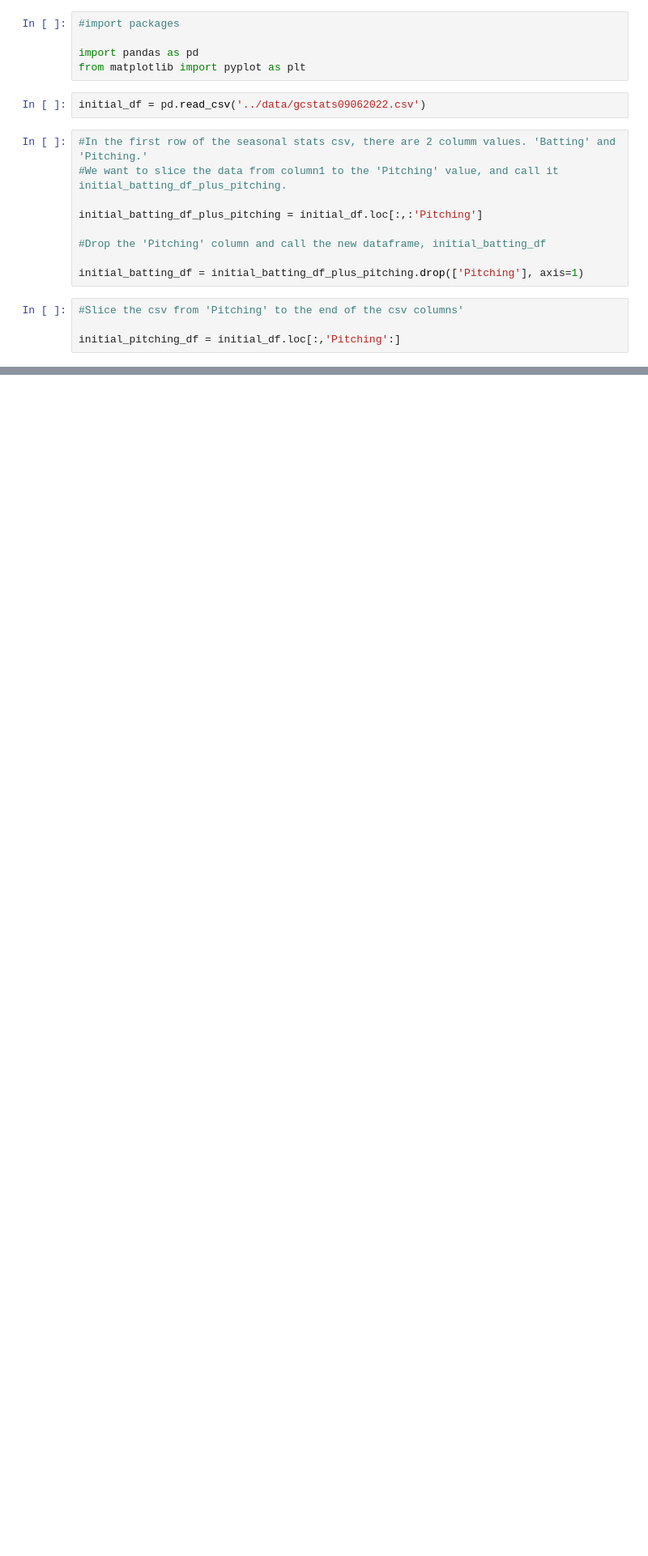
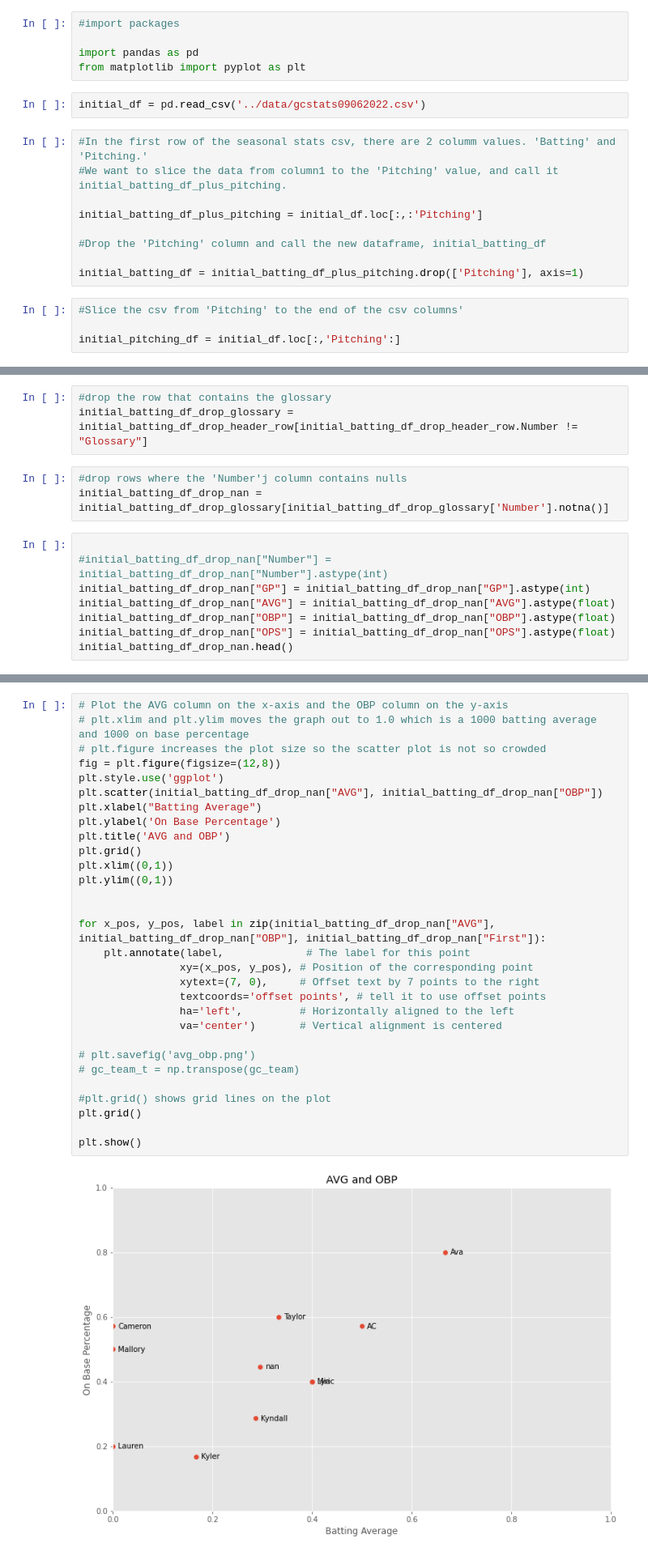
Before and after one commit to highsmithjd/softball, a Jupyter notebook: notebooks/gamechanger.ipynb, the cells around one changed output, grey strips where cells are left out. Shown at 81% size. Cells and saved outputs as stored; diff of their text form; blank space fills up the shorter version.

Commit message:
Change columns to numeric and add plot

```diff
--- a/notebooks/gamechanger.ipynb
+++ b/notebooks/gamechanger.ipynb
@@ -36,0 +37,14 @@ initial_pitching_df_drop_header_row.columns = new_pitching_header
+# %%
+#drop the row that contains the glossary
+initial_batting_df_drop_glossary = initial_batting_df_drop_header_row[initial_batting_df_drop_header_row.Number != "Glossary"]
+# %%
+#drop rows where the 'Number'j column contains nulls
+initial_batting_df_drop_nan = initial_batting_df_drop_glossary[initial_batting_df_drop_glossary['Number'].notna()]
+# %%
+
+#initial_batting_df_drop_nan["Number"] = initial_batting_df_drop_nan["Number"].astype(int)
+initial_batting_df_drop_nan["GP"] = initial_batting_df_drop_nan["GP"].astype(int)
+initial_batting_df_drop_nan["AVG"] = initial_batting_df_drop_nan["AVG"].astype(float)
+initial_batting_df_drop_nan["OBP"] = initial_batting_df_drop_nan["OBP"].astype(float)
+initial_batting_df_drop_nan["OPS"] = initial_batting_df_drop_nan["OPS"].astype(float)
+initial_batting_df_drop_nan.head()
@@ -36,0 +79,32 @@ initial_pitching_df_drop_header_row.columns = new_pitching_header
+# %%
+# Plot the AVG column on the x-axis and the OBP column on the y-axis
+# plt.xlim and plt.ylim moves the graph out to 1.0 which is a 1000 batting average and 1000 on base percentage
+# plt.figure increases the plot size so the scatter plot is not so crowded
+fig = plt.figure(figsize=(12,8))
+plt.style.use('ggplot')
+plt.scatter(initial_batting_df_drop_nan["AVG"], initial_batting_df_drop_nan["OBP"])
+plt.xlabel("Batting Average")
+plt.ylabel('On Base Percentage')
+plt.title('AVG and OBP')
+plt.grid()
+plt.xlim((0,1))
+plt.ylim((0,1))
+
+
+for x_pos, y_pos, label in zip(initial_batting_df_drop_nan["AVG"], initial_batting_df_drop_nan["OBP"], initial_batting_df_drop_nan["First"]):
+    plt.annotate(label,             # The label for this point
+                xy=(x_pos, y_pos), # Position of the corresponding point
+                xytext=(7, 0),     # Offset text by 7 points to the right
+                textcoords='offset points', # tell it to use offset points
+                ha='left',         # Horizontally aligned to the left
+                va='center')       # Vertical alignment is centered
+
+# plt.savefig('avg_obp.png')
+# gc_team_t = np.transpose(gc_team)
+
+#plt.grid() shows grid lines on the plot
+plt.grid()
+
+plt.show()
+# %% [output]
+[figure, added]
```
Also changed, not shown: parts of 3 cells of this notebook.
